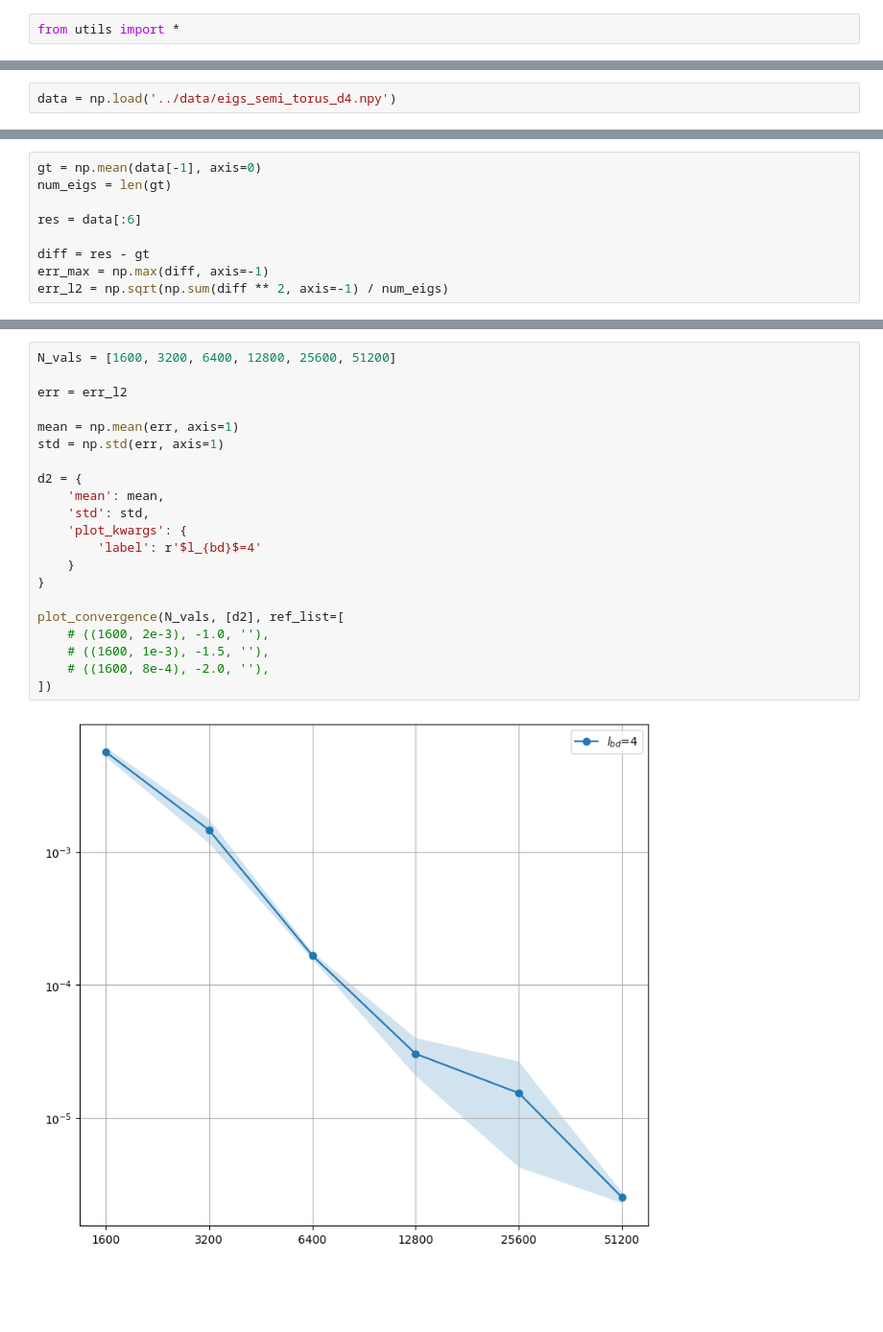
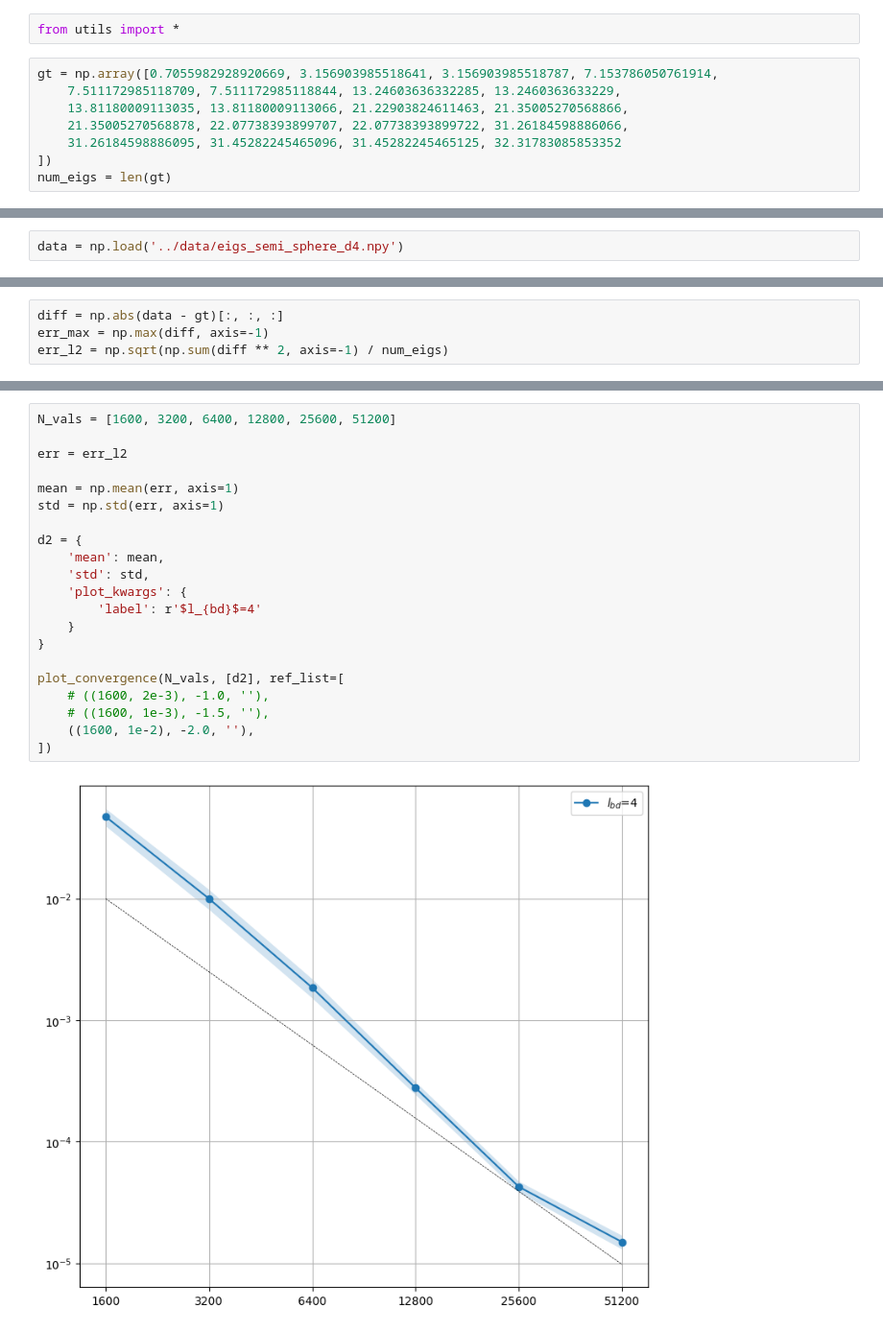
Before and after one commit to leventunord/gRBF-FD-boundary, a Jupyter notebook: notebooks/eigs.ipynb, the cells around one changed output, grey strips where cells are left out. Shown at 96% size. Saved outputs shown, nothing was run; the diff lists cells and outputs as text; blank space fills up the shorter version.

```diff
--- a/notebooks/eigs.ipynb
+++ b/notebooks/eigs.ipynb
@@ -13,3 +13,11 @@ if project_root not in sys.path:
     sys.path.append(project_root)
 # %%
 from utils import *
+# %%
+gt = np.array([0.7055982928920669, 3.156903985518641, 3.156903985518787, 7.153786050761914,
+    7.511172985118709, 7.511172985118844, 13.24603636332285, 13.2460363633229,
+    13.81180009113035, 13.81180009113066, 21.22903824611463, 21.35005270568866,
+    21.35005270568878, 22.07738393899707, 22.07738393899722, 31.26184598886066,
+    31.26184598886095, 31.45282245465096, 31.45282245465125, 32.31783085853352
+])
+num_eigs = len(gt)
@@ -16,2 +26,2 @@ from utils import *
 # %%
-data = np.load('../data/eigs_semi_torus_d4.npy')
+data = np.load('../data/eigs_semi_sphere_d4.npy')
@@ -22,9 +28,4 @@ data.shape
 # %%
-gt = np.mean(data[-1], axis=0)
-num_eigs = len(gt)
-
-res = data[:6]
-
-diff = res - gt
+diff = np.abs(data - gt)[:, :, :]
 err_max = np.max(diff, axis=-1)
 err_l2 = np.sqrt(np.sum(diff ** 2, axis=-1) / num_eigs)
@@ -38,23 +32,23 @@ array([0.14685386, 0.55014278, 1.13646097, 1.13783567, 1.37235911,
 # %%
 N_vals = [1600, 3200, 6400, 12800, 25600, 51200]
 
 err = err_l2
 
 mean = np.mean(err, axis=1)
 std = np.std(err, axis=1)
 
 d2 = {
     'mean': mean,
     'std': std,
     'plot_kwargs': {
         'label': r'$l_{bd}$=4'
     }
 }
 
 plot_convergence(N_vals, [d2], ref_list=[
     # ((1600, 2e-3), -1.0, ''),
     # ((1600, 1e-3), -1.5, ''),
-    # ((1600, 8e-4), -2.0, ''),
+    ((1600, 1e-2), -2.0, ''),
 ])
 # %% [output]
-[figure, old version]
+[figure, new version]
```
Also changed, not shown: parts of 3 cells of this notebook, 5 other files.
